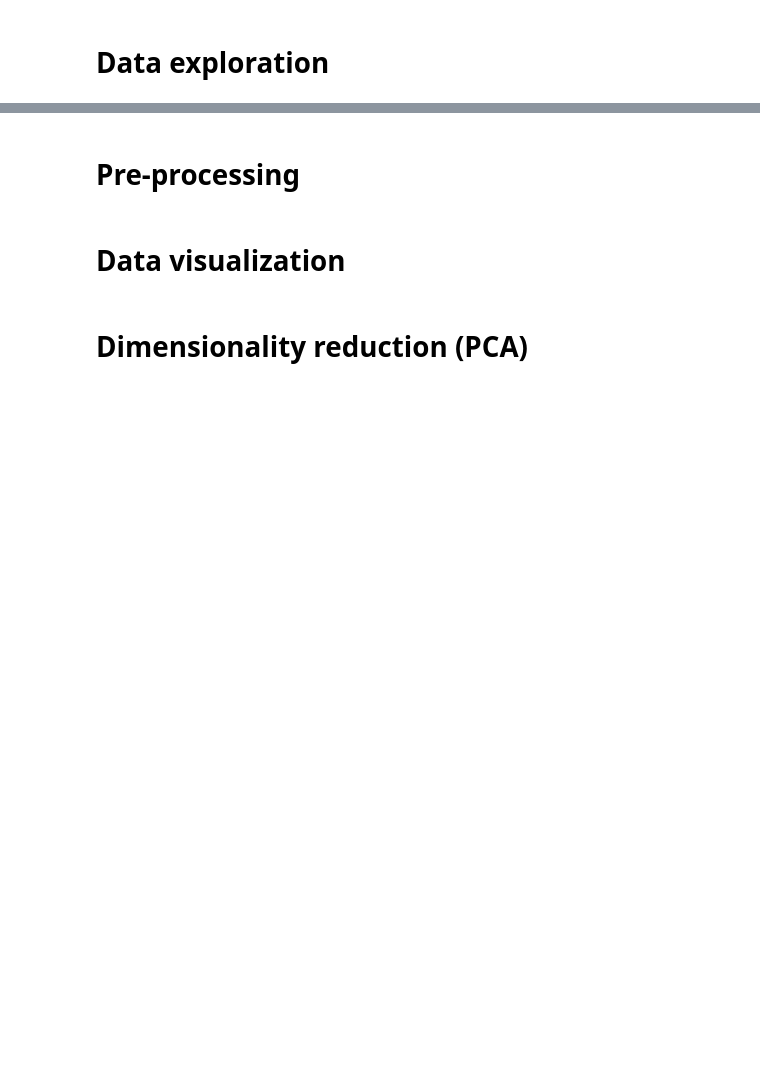
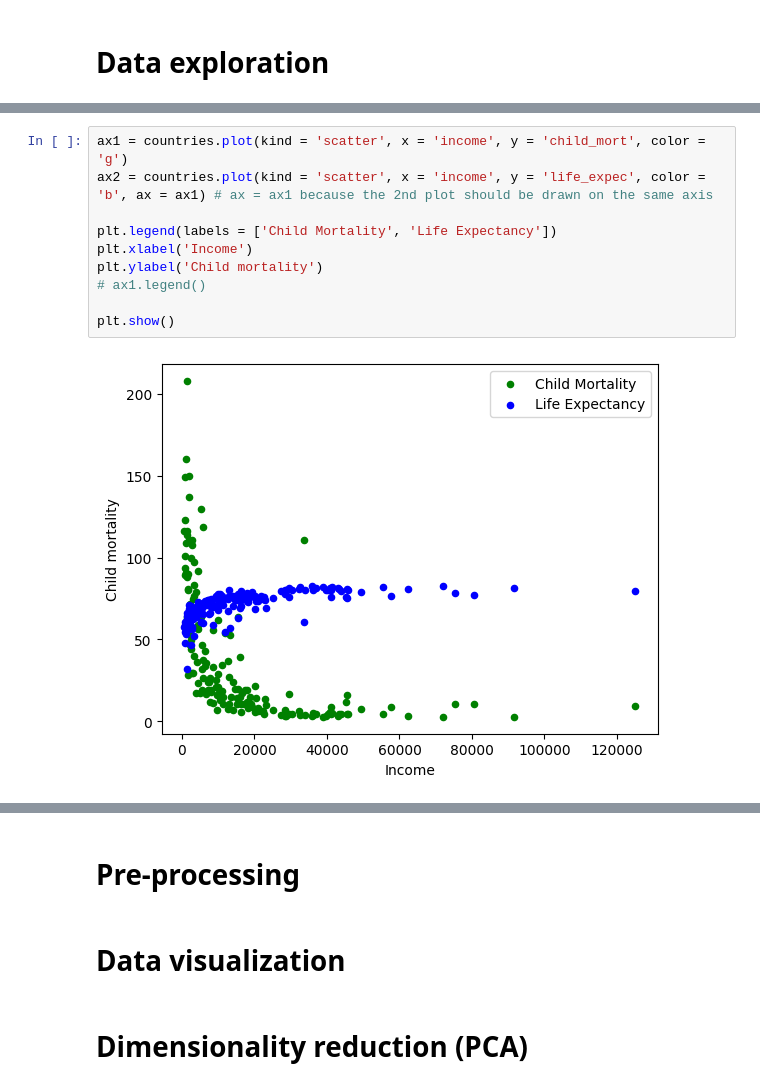
Before and after one commit to stangeorgiana18/PCA-and-cluster-analysis, a Jupyter notebook: cluster-analysis-pca-countries-development.ipynb, the cells around one changed output, grey strips where cells are left out. Cells and saved outputs as stored; diff of their text form; blank space fills up the shorter version.

```diff
--- a/cluster-analysis-pca-countries-development.ipynb
+++ b/cluster-analysis-pca-countries-development.ipynb
@@ -52,0 +145,12 @@ countries.head()
+# %%
+ax1 = countries.plot(kind = 'scatter', x = 'income', y = 'child_mort', color = 'g')
+ax2 = countries.plot(kind = 'scatter', x = 'income', y = 'life_expec', color = 'b', ax = ax1) # ax = ax1 because the 2nd plot should be drawn on the same axis
+
+plt.legend(labels = ['Child Mortality', 'Life Expectancy'])
+plt.xlabel('Income')
+plt.ylabel('Child mortality')
+# ax1.legend()
+
+plt.show()
+# %% [output]
+[figure, added]
```
Also changed, not shown: parts of 16 cells of this notebook.
